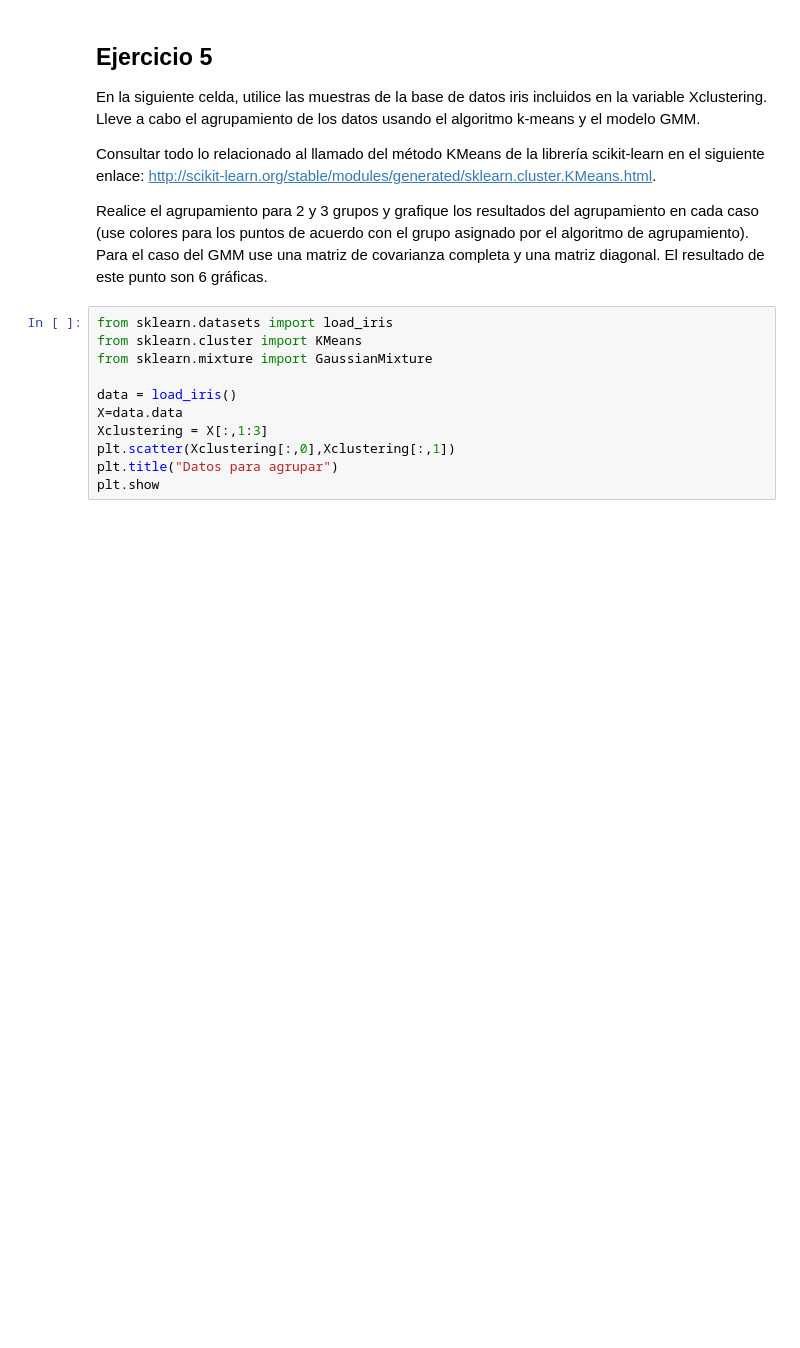
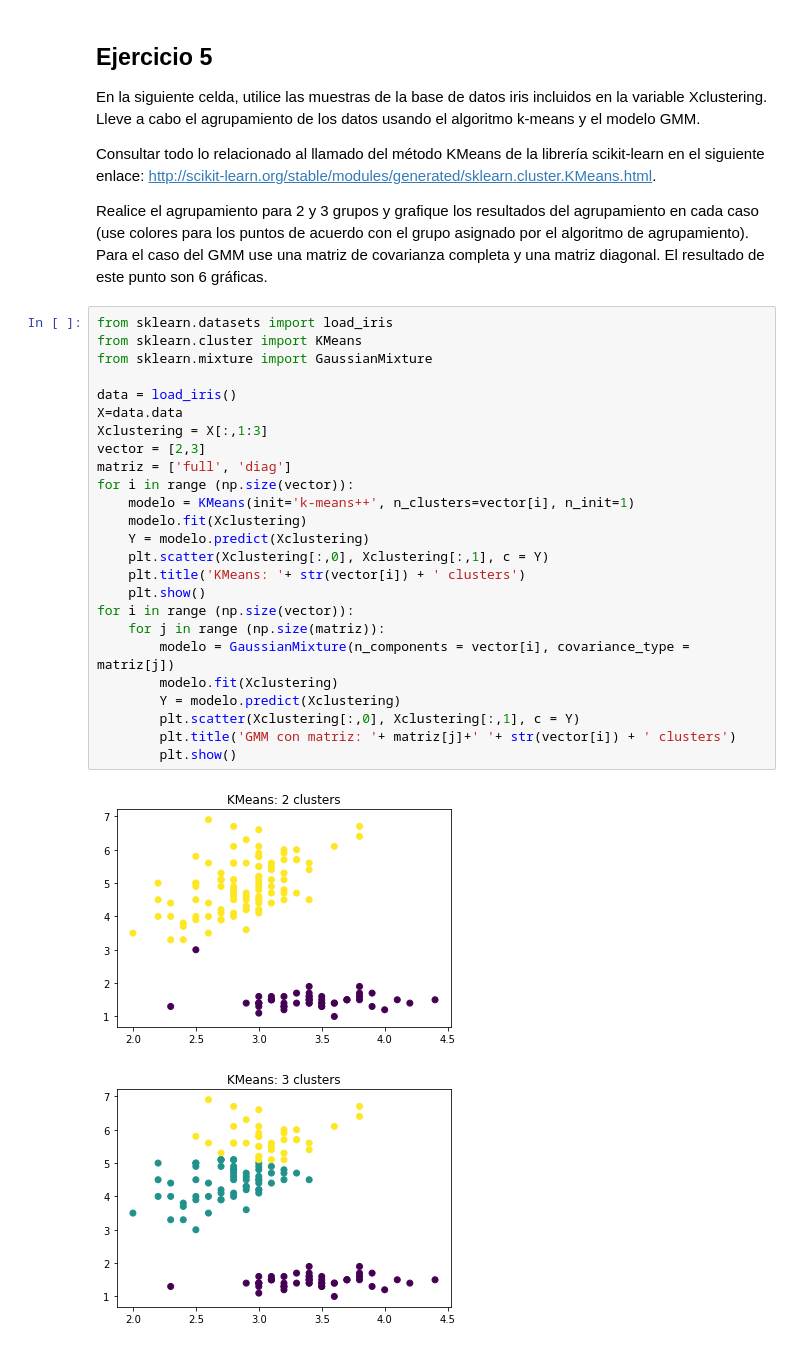
Before and after one commit to kevinmaiden7/ML_IntroductoryCourse, a Jupyter notebook: Labs/Lab_3/Lab_3.1_K_means.ipynb, the cells around one changed output. Drawn from its saved outputs; the diff is of its cells as text; blank space fills up the shorter version.

```diff
--- a/Labs/Lab_3/Lab_3.1_K_means.ipynb
+++ b/Labs/Lab_3/Lab_3.1_K_means.ipynb
@@ -295,14 +297,31 @@ Consultar todo lo relacionado al llamado del método KMeans de la librería scik
 
 
 Realice el agrupamiento para 2 y 3 grupos y grafique los resultados del agrupamiento en cada caso (use colores para los puntos de acuerdo con el grupo asignado por el algoritmo de agrupamiento). Para el caso del GMM use una matriz de covarianza completa y una matriz diagonal. El resultado de este punto son 6 gráficas.
-# %%
-from sklearn.datasets import load_iris
-from sklearn.cluster import KMeans
-from sklearn.mixture import GaussianMixture
-
-data = load_iris()
-X=data.data
-Xclustering = X[:,1:3]
-plt.scatter(Xclustering[:,0],Xclustering[:,1])
-plt.title("Datos para agrupar")
-plt.show
+# %%
+from sklearn.datasets import load_iris
+from sklearn.cluster import KMeans
+from sklearn.mixture import GaussianMixture
+
+data = load_iris()
+X=data.data
+Xclustering = X[:,1:3]
+vector = [2,3]
+matriz = ['full', 'diag']
+for i in range (np.size(vector)):
+    modelo = KMeans(init='k-means++', n_clusters=vector[i], n_init=1)
+    modelo.fit(Xclustering)
+    Y = modelo.predict(Xclustering)
+    plt.scatter(Xclustering[:,0], Xclustering[:,1], c = Y)
+    plt.title('KMeans: '+ str(vector[i]) + ' clusters')
+    plt.show()
+for i in range (np.size(vector)):
+    for j in range (np.size(matriz)):
+        modelo = GaussianMixture(n_components = vector[i], covariance_type = matriz[j])
+        modelo.fit(Xclustering)
+        Y = modelo.predict(Xclustering)
+        plt.scatter(Xclustering[:,0], Xclustering[:,1], c = Y)
+        plt.title('GMM con matriz: '+ matriz[j]+' '+ str(vector[i]) + ' clusters')
+        plt.show()
+# %% [output]
+[figure, added]
+[figure, added]
```
Also changed, not shown: parts of 6 cells of this notebook.
